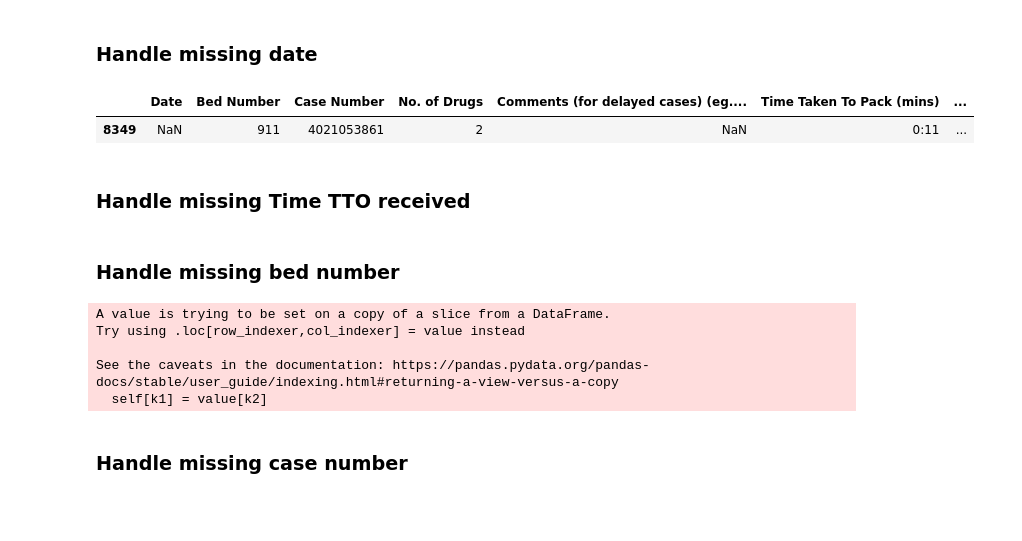
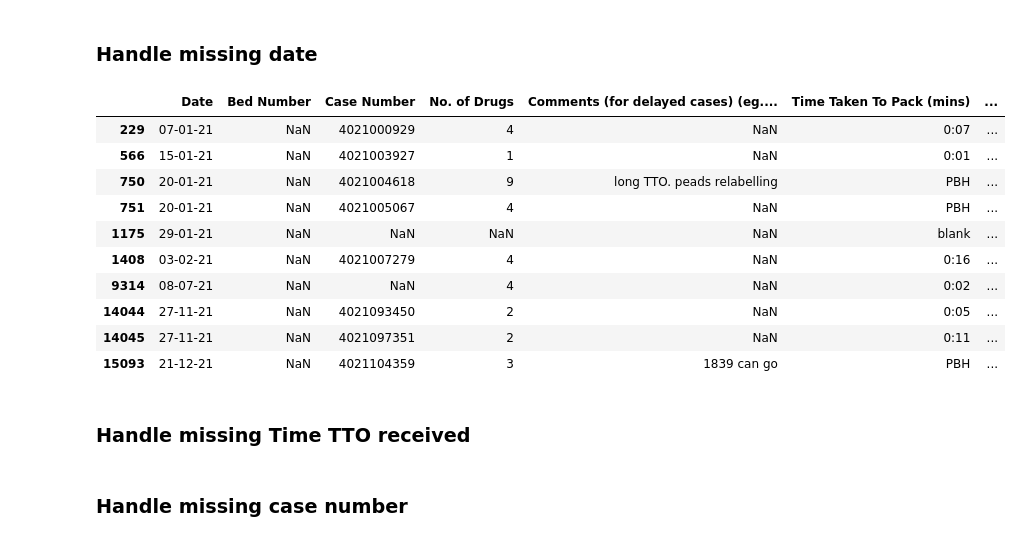
Before and after one commit to RoystonCXW/IS447---Smart-Healthcare, a Jupyter notebook: IS447/System/Data/Pharmacy Dept/Data Cleaning/MNH_Cleaning.ipynb, the cells around one changed output. Saved outputs shown, nothing was run; the diff lists cells and outputs as text; code cells hidden in the pictures; blank space fills up the shorter version.

```diff
--- a/IS447/System/Data/Pharmacy Dept/Data Cleaning/MNH_Cleaning.ipynb
+++ b/IS447/System/Data/Pharmacy Dept/Data Cleaning/MNH_Cleaning.ipynb
@@ -83,11 +108,20 @@ dtype: int64
 # %% [markdown]
 ### Handle missing date
 # %%
-missing_date = df[df['Date'].isnull()]
+missing_date = df[df['Bed Number'].isnull()]
 missing_date
 # %% [output]
 |  | Date | Bed Number | Case Number | No. of Drugs | Comments (for delayed cases) (eg.... | Time Taken To Pack (mins) | ... |
-| 8349 | NaN | 911 | 4021053861 | 2 | NaN | 0:11 | ... |
+| 229 | 07-01-21 | NaN | 4021000929 | 4 | NaN | 0:07 | ... |
+| 566 | 15-01-21 | NaN | 4021003927 | 1 | NaN | 0:01 | ... |
+| 750 | 20-01-21 | NaN | 4021004618 | 9 | long TTO. peads relabelling | PBH | ... |
+| 751 | 20-01-21 | NaN | 4021005067 | 4 | NaN | PBH | ... |
+| 1175 | 29-01-21 | NaN | NaN | NaN | NaN | blank | ... |
+| 1408 | 03-02-21 | NaN | 4021007279 | 4 | NaN | 0:16 | ... |
+| 9314 | 08-07-21 | NaN | NaN | 4 | NaN | 0:02 | ... |
+| 14044 | 27-11-21 | NaN | 4021093450 | 2 | NaN | 0:05 | ... |
+| 14045 | 27-11-21 | NaN | 4021097351 | 2 | NaN | 0:11 | ... |
+| 15093 | 21-12-21 | NaN | 4021104359 | 3 | 1839 can go | PBH | ... |
 # %%
 # fill up with 15-07-21 based on the given data CSV
 df[['Date']] = df[['Date']].fillna('15-07-21')
@@ -98,18 +132,6 @@ df[['Date']] = df[['Date']].fillna('15-07-21')
 df.replace('#VALUE!', np.nan, inplace = True)
 df = df.dropna(subset=['Time TTO Received'])
 #df.replace('blank', np.nan, inplace = True)
-# %% [markdown]
-### Handle missing bed number
-# %%
-# handle those with missing bed number, case no by replacing with blank
-#missing_bed_no = df[df['Bed Number'].isnull()]
-df[['Bed Number']] = df[['Bed Number']].fillna('NA')
-# %% [output]
-A value is trying to be set on a copy of a slice from a DataFrame.
-Try using .loc[row_indexer,col_indexer] = value instead
-
-See the caveats in the documentation: https://pandas.pydata.org/pandas-docs/stable/user_guide/indexing.html#returning-a-view-versus-a-copy
-  self[k1] = value[k2]
 # %% [markdown]
 ### Handle missing case number
 # %%
```
Also changed, not shown: parts of 27 cells of this notebook, 1 other file.
